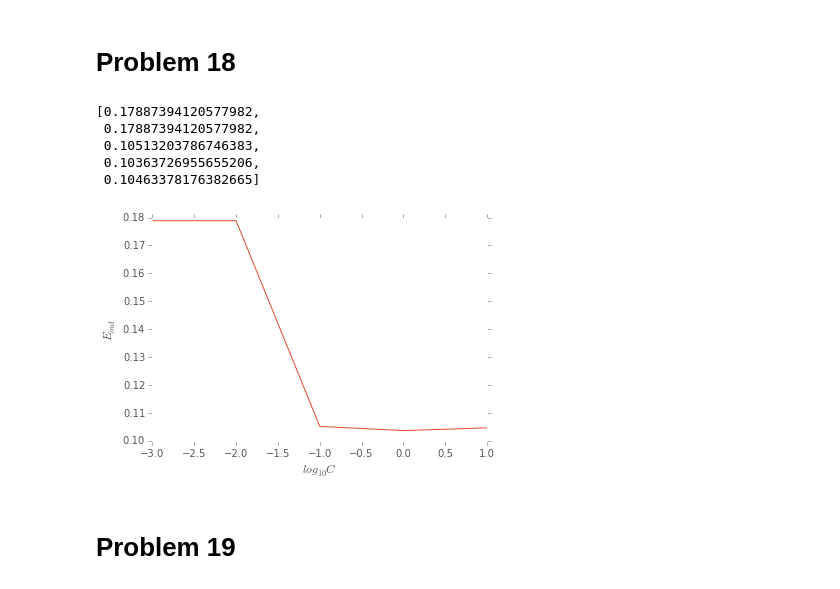
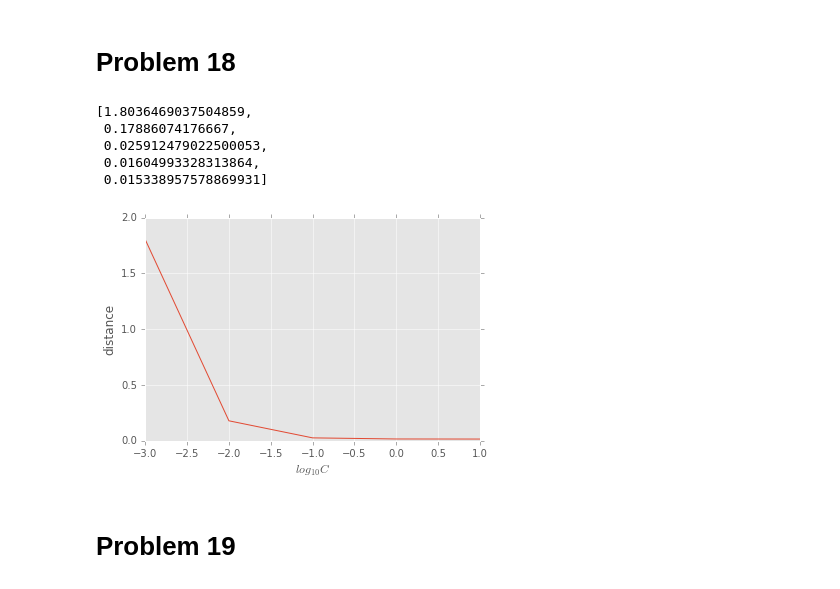
Before and after one commit to ldes89150/ML_hw, a Jupyter notebook: hw5/15-20/15-20.ipynb, the cells around one changed output. Drawn from its saved outputs; the diff is of its cells as text; code cells hidden in the pictures.

```diff
--- a/hw5/15-20/15-20.ipynb
+++ b/hw5/15-20/15-20.ipynb
@@ -89,22 +89,23 @@ for c in C18:
     clf = SVC(kernel="rbf", C=c, gamma= 100)
     clf.fit(train_x, train_y == 0)
     clfs18.append(clf)
-# %%
-E_out_18 = [zero_one_loss(clf.predict(test_x), test_y == 0) for clf in clfs18]
-E_out_18
-# %% [output]
-[0.17887394120577982,
- 0.17887394120577982,
- 0.10513203786746383,
- 0.10363726955655206,
- 0.10463378176382665]
+# %%
+# http://stackoverflow.com/questions/27050055/is-there-a-reason-that-scikit-learn-only-allows-access-to-clf-coef-with-linear
+distance = [1/np.linalg.norm(np.dot(clf.dual_coef_, clf.support_vectors_)) for clf in clfs18]
+distance
+# %% [output]
+[1.8036469037504859,
+ 0.17886074176667,
+ 0.025912479022500053,
+ 0.01604993328313864,
+ 0.015338957578869931]
 # %%
-plt.plot(log_C18, E_out_18)
+plt.plot(log_C18, distance)
 plt.xlabel(r"$log_{10}C$")
-plt.ylabel(r"$E_{out}$")
+plt.ylabel("distance")
 plt.savefig("18")
 # %% [output]
-[figure, old version]
+[figure, new version]
 # %% [markdown]
 # Problem 19
 # %%
```
Also changed, not shown: parts of 5 cells of this notebook.
